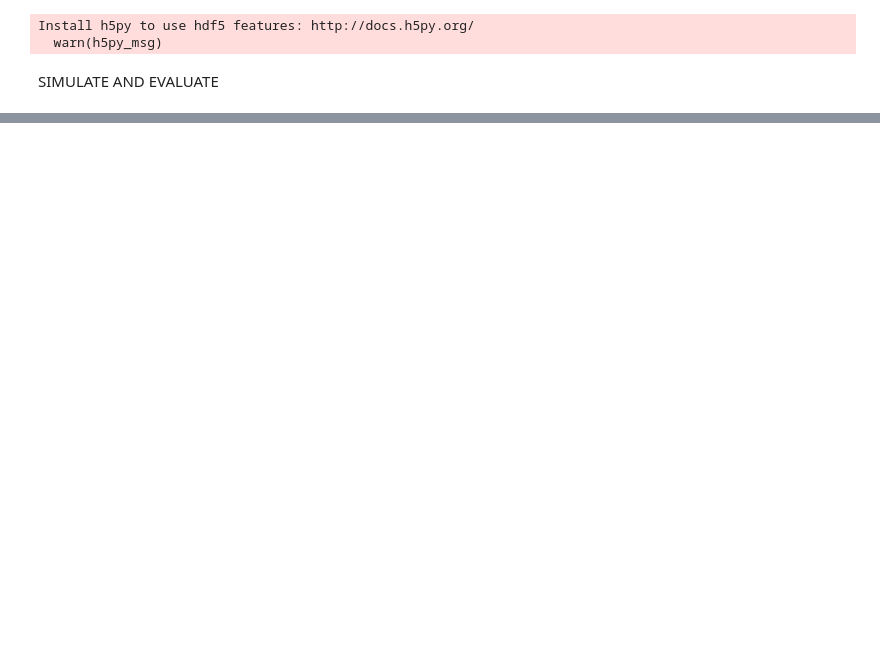
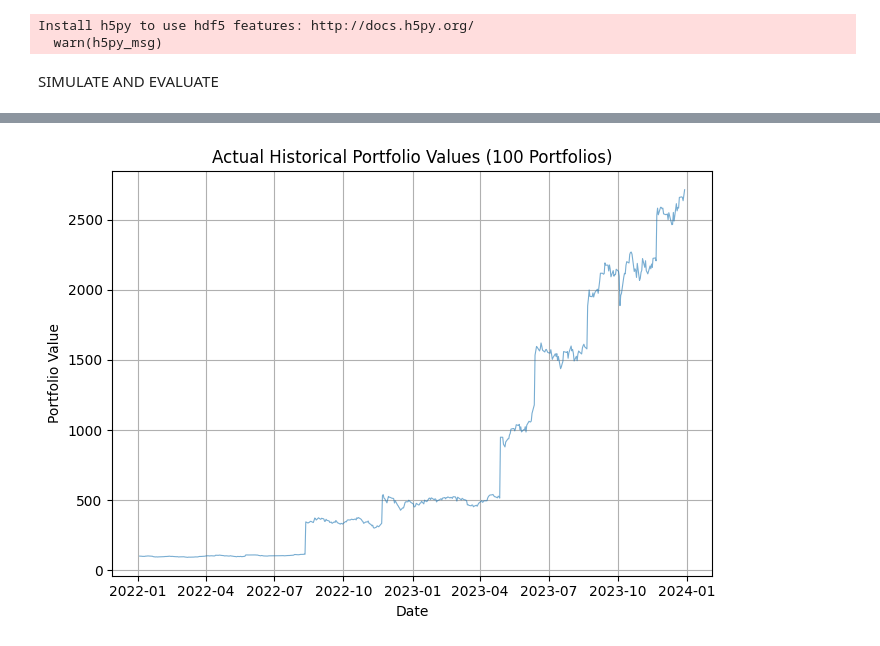
Before and after one commit to KirillKovalchuk02/thesis_clustering, a Jupyter notebook: simulation.ipynb, the cells around one changed output, grey strips where cells are left out. Saved outputs shown, nothing was run; the diff lists cells and outputs as text; code cells hidden in the pictures; blank space fills up the shorter version.

```diff
--- a/simulation.ipynb
+++ b/simulation.ipynb
@@ -100,0 +237,66 @@ dtype: float64
+# %%
+# portfolio = equalw_sets['minvar_w_cryptos_random_equalw']['portfolio_998']
+
+# # Ensure weights sum to 1
+# weights = pd.Series(portfolio)
+# weights = weights / weights.sum()
+
+# # Example: Load your historical prices into price_df (date index, tickers as columns)
+# # price_df = pd.read_csv('your_file.csv', index_col='Date', parse_dates=True)
+
+# # Normalize prices: start all at 100
+# normalized_prices = joined_df[weights.index] / joined_df[weights.index].iloc[0] * 100
+
+# # Multiply by weights to get portfolio value
+# portfolio_value = normalized_prices.dot(weights)
+
+# # Plot it
+# plt.plot(portfolio_value)
+# plt.title("Actual Historical Portfolio Value")
+# plt.xlabel("Date")
+# plt.ylabel("Portfolio Value")
+# plt.grid(True)
+# plt.show()
+
+
+
+portfolios = equalw_sets['minvar_w_cryptos_random_equalw']
+
+# Prepare the plot
+plt.figure(figsize=(7, 5))
+
+# Loop through each portfolio
+for key, portfolio in portfolios.items():
+    # if key == 'portfolio_25':
+    #     continue
+    # if key == 'portfolio_27':
+    #     break
+    if key == 'portfolio_26':
+        pass
+    else:
+        continue
+
+    weights = pd.Series(portfolio)
+    weights = weights / weights.sum()  # Normalize weights
+
+    # Align prices with portfolio tickers
+    portfolio_prices = joined_df[weights.index]
+
+    # Normalize prices
+    normalized_prices = portfolio_prices / portfolio_prices.iloc[0] * 100
+
+    # Compute portfolio value
+    portfolio_value = normalized_prices.dot(weights)
+
+    # Plot the result
+    plt.plot(portfolio_value, alpha=0.6, linewidth=0.8)  # adjust alpha for better visibility
+
+# Final plot settings
+plt.title("Actual Historical Portfolio Values (100 Portfolios)")
+plt.xlabel("Date")
+plt.ylabel("Portfolio Value")
+plt.grid(True)
+plt.tight_layout()
+plt.show()
+# %% [output]
+[figure, added]
```
Also changed, not shown: parts of 19 cells of this notebook, 23 other files.
